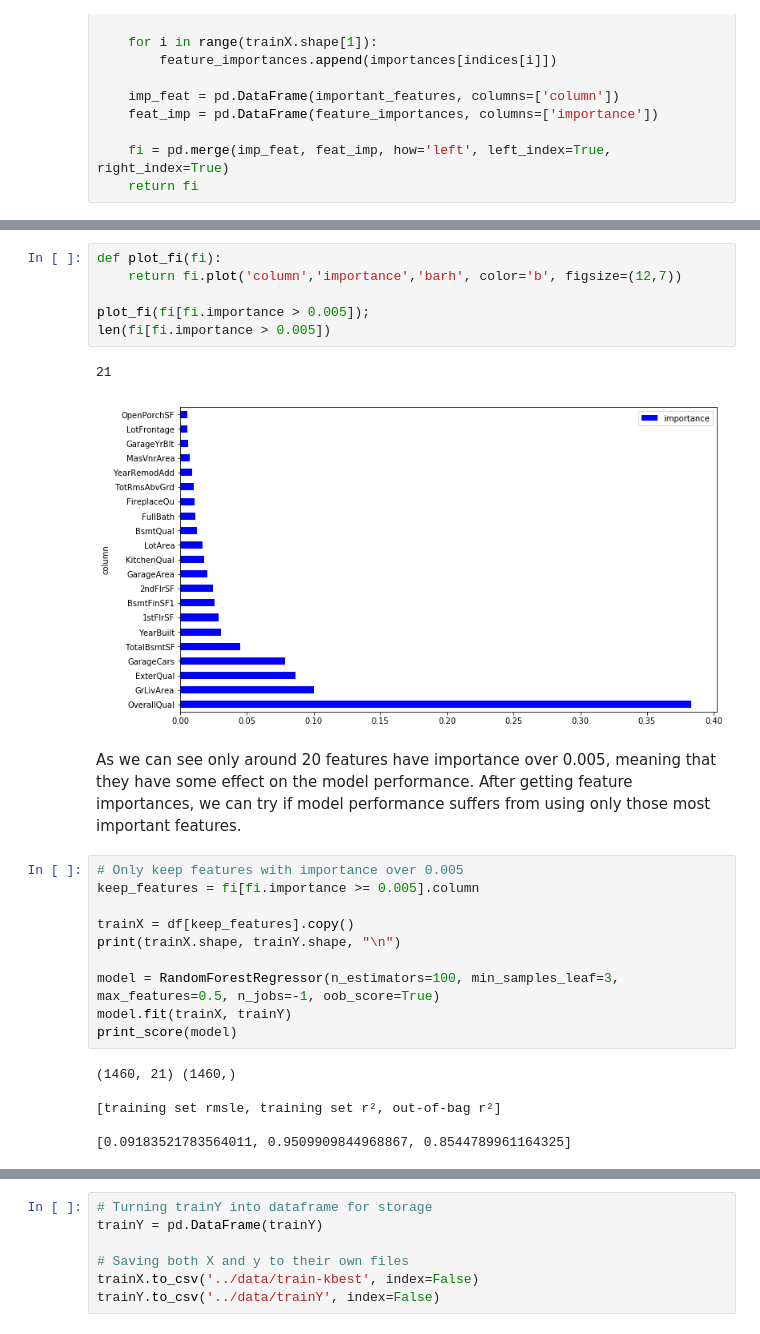
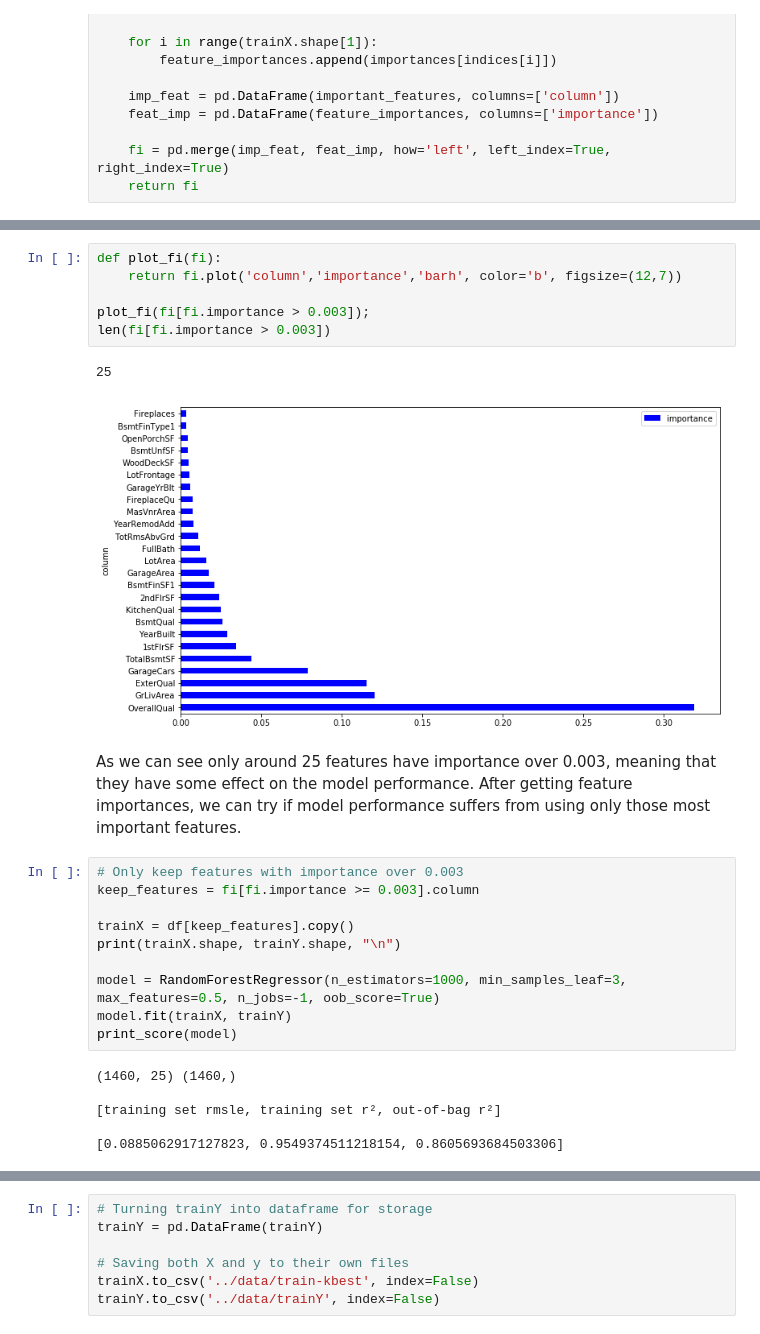
Before and after one commit to jphietala/house-prices-prediction, a Jupyter notebook: notebooks/modeling.ipynb, the cells around one changed output, grey strips where cells are left out. Saved outputs shown, nothing was run; the diff lists cells and outputs as text.

Commit message:
continued exploring feature importances

```diff
--- a/notebooks/modeling.ipynb
+++ b/notebooks/modeling.ipynb
@@ -386,28 +386,28 @@ ax.set_xlabel("Features");
 # %%
 def plot_fi(fi):
     return fi.plot('column','importance','barh', color='b', figsize=(12,7))
 
-plot_fi(fi[fi.importance > 0.005]);
-len(fi[fi.importance > 0.005])
+plot_fi(fi[fi.importance > 0.003]);
+len(fi[fi.importance > 0.003])
 # %% [output]
-21
+25
-[figure, old version]
+[figure, new version]
 # %% [markdown]
-As we can see only around 20 features have importance over 0.005, meaning that they have some effect on the model performance. After getting feature importances, we can try if model performance suffers from using only those most important features.
+As we can see only around 25 features have importance over 0.003, meaning that they have some effect on the model performance. After getting feature importances, we can try if model performance suffers from using only those most important features.
 # %%
-# Only keep features with importance over 0.005
-keep_features = fi[fi.importance >= 0.005].column
+# Only keep features with importance over 0.003
+keep_features = fi[fi.importance >= 0.003].column
 
 trainX = df[keep_features].copy()
 print(trainX.shape, trainY.shape, "\n")
 
-model = RandomForestRegressor(n_estimators=100, min_samples_leaf=3, max_features=0.5, n_jobs=-1, oob_score=True)
+model = RandomForestRegressor(n_estimators=1000, min_samples_leaf=3, max_features=0.5, n_jobs=-1, oob_score=True)
 model.fit(trainX, trainY)
 print_score(model)
 # %% [output]
-(1460, 21) (1460,)
+(1460, 25) (1460,)
 
 [training set rmsle, training set r², out-of-bag r²]
 
-[0.09183521783564011, 0.9509909844968867, 0.8544789961164325]
+[0.0885062917127823, 0.9549374511218154, 0.8605693684503306]
 # %% [markdown]
```
Also changed, not shown: parts of 7 cells of this notebook, 1 other file.
